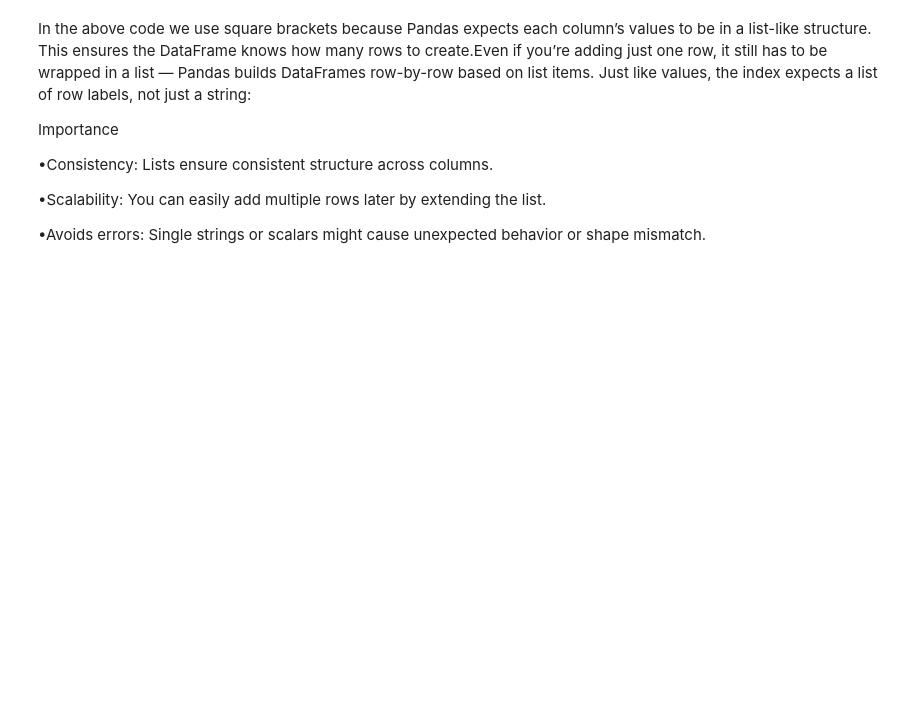
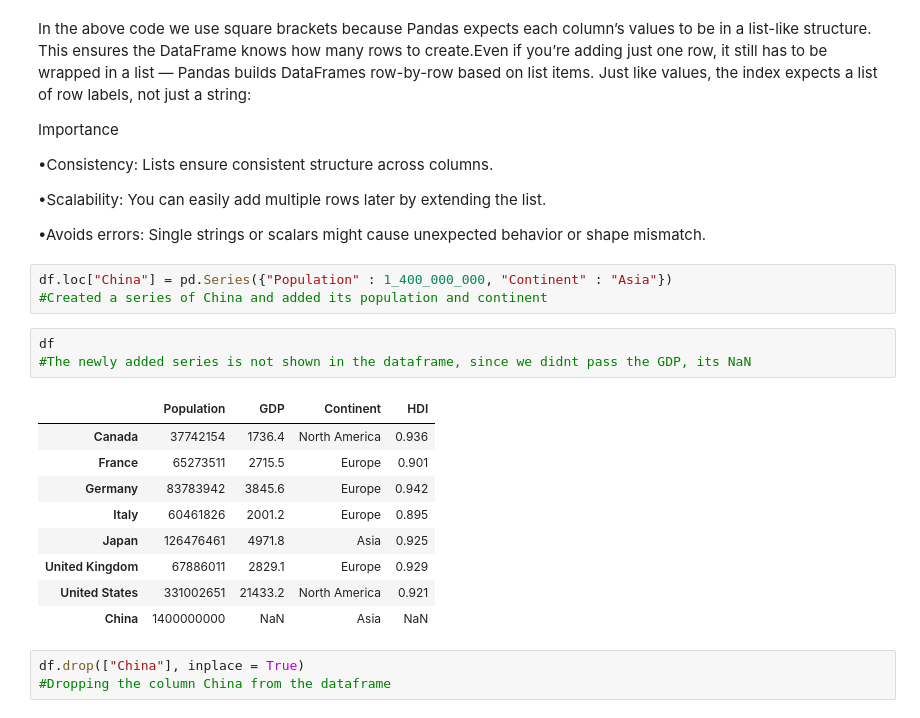
Before and after one commit to pasangyalzen/freecodecamp-data-notes, a Jupyter notebook: pandas_practise.ipynb, the cells around one changed output. Drawn from its saved outputs; the diff is of its cells as text; blank space fills up the shorter version.

```diff
--- a/pandas_practise.ipynb
+++ b/pandas_practise.ipynb
@@ -1320,3 +1318,22 @@ You can easily add multiple rows later by extending the list.
 
 •Avoids errors:
 Single strings or scalars might cause unexpected behavior or shape mismatch.
+# %%
+df.loc["China"] = pd.Series({"Population" : 1_400_000_000, "Continent" : "Asia"})
+#Created a series of China and added its population and continent
+# %%
+df
+#The newly added series is not shown in the dataframe, since we didnt pass the GDP, its NaN
+# %% [output]
+|  | Population | GDP | Continent | HDI |
+| Canada | 37742154 | 1736.4 | North America | 0.936 |
+| France | 65273511 | 2715.5 | Europe | 0.901 |
+| Germany | 83783942 | 3845.6 | Europe | 0.942 |
+| Italy | 60461826 | 2001.2 | Europe | 0.895 |
+| Japan | 126476461 | 4971.8 | Asia | 0.925 |
+| United Kingdom | 67886011 | 2829.1 | Europe | 0.929 |
+| United States | 331002651 | 21433.2 | North America | 0.921 |
+| China | 1400000000 | NaN | Asia | NaN |
+# %%
+df.drop(["China"], inplace = True)
+#Dropping the column China from the dataframe
```
Also changed, not shown: parts of 30 cells of this notebook, 2 other files.
